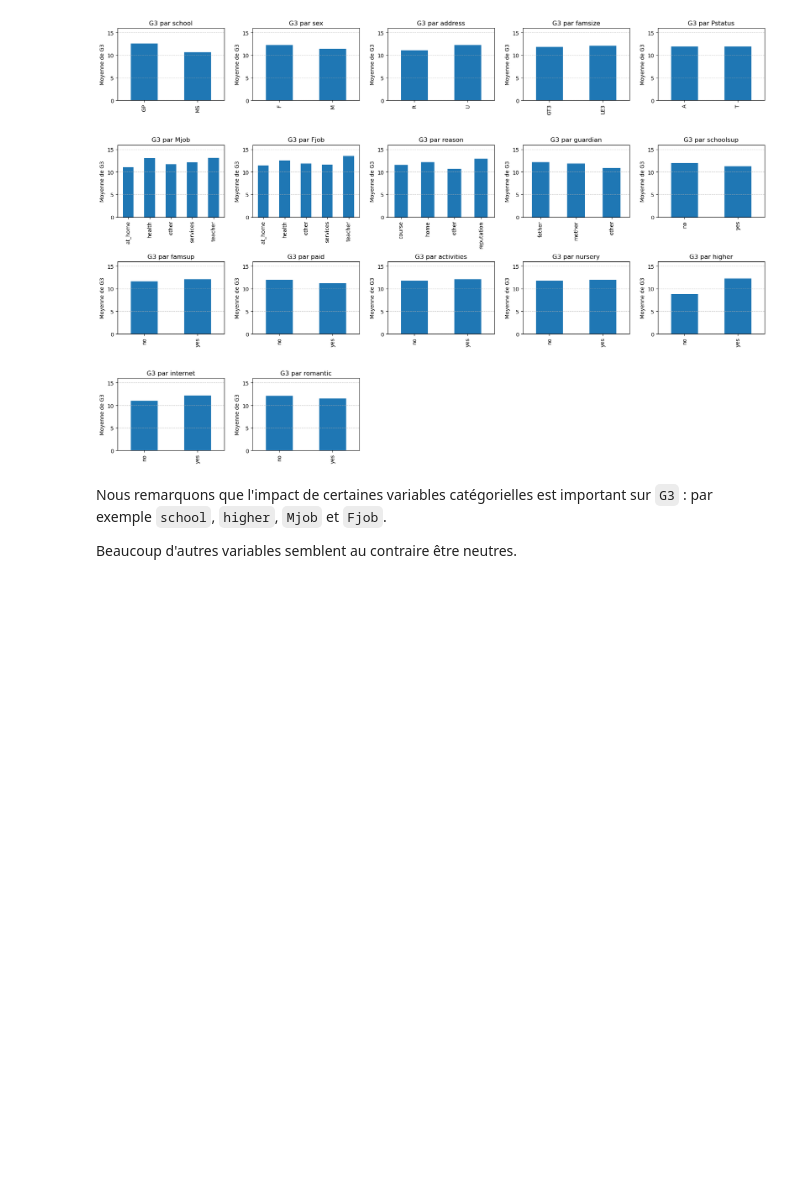
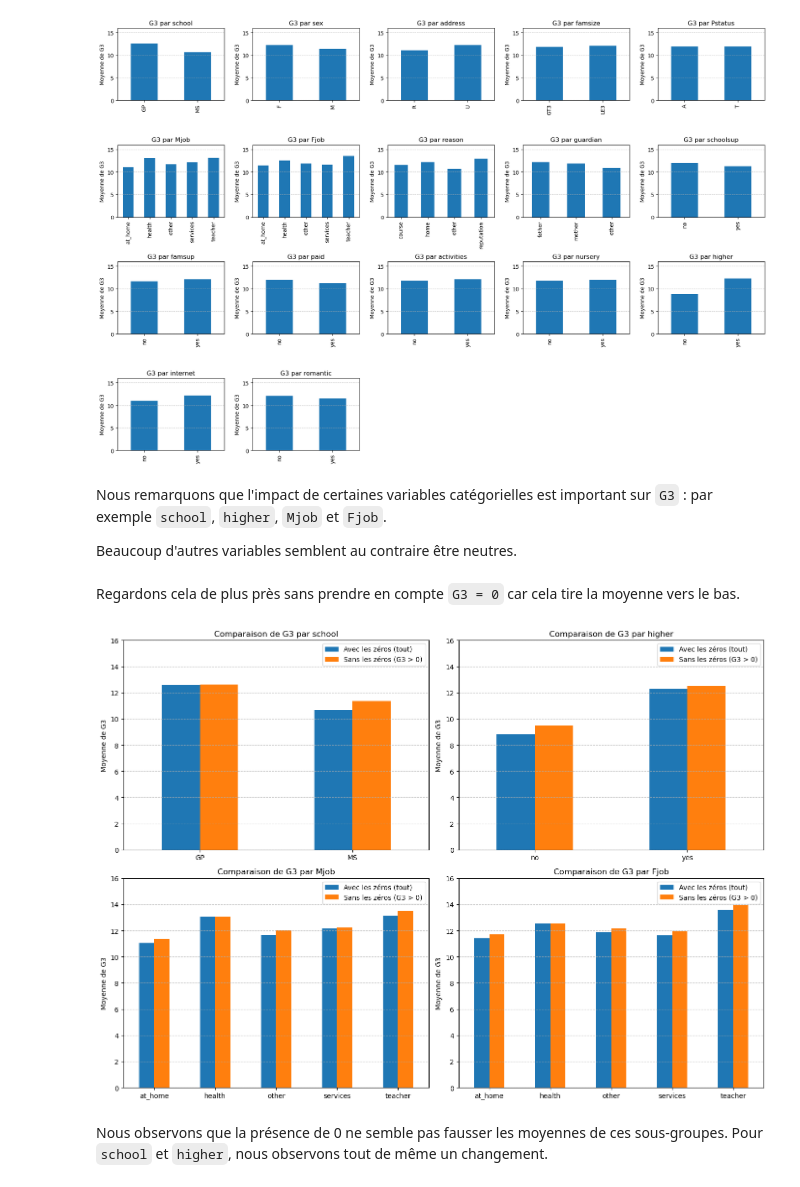
Before and after one commit to elalaxi/ML_kaggle, a Jupyter notebook: student_perf_real/1-exploration.ipynb, the cells around one changed output. Drawn from its saved outputs; the diff is of its cells as text; code cells hidden in the pictures; blank space fills up the shorter version.

```diff
--- a/student_perf_real/1-exploration.ipynb
+++ b/student_perf_real/1-exploration.ipynb
@@ -181,3 +194,37 @@ plt.show()
 Nous remarquons que l'impact de certaines variables catégorielles est important sur `G3` : par exemple `school`, `higher`, `Mjob` et `Fjob`.
 
 Beaucoup d'autres variables semblent au contraire être neutres.
+# %% [markdown]
+Regardons cela de plus près sans prendre en compte `G3 = 0` car cela tire la moyenne vers le bas.
+# %%
+# Création d'un DataFrame sans G3 = 0
+d = df[df.G3 > 0]
+cols_to_plot = ["school", "higher", "Mjob", "Fjob"]
+
+fig, axes = plt.subplots(2, 2, figsize=(14, 10))
+
+for ax, c in zip(axes.ravel(), cols_to_plot):
+    t = pd.concat([
+        df.groupby(c)["G3"].agg(["count", "mean"]).add_suffix("_tout"), # count() n'est pas affiché, c'est pour un display
+        d.groupby(c)["G3"].mean().rename("mean_sans0")
+    ], axis=1)
+
+    # On ne garde que les colonnes des moyennes pour le graphique en barres
+    t[["mean_tout", "mean_sans0"]].plot.bar(ax=ax, rot=0)
+
+    # Habillage du graphique
+    ax.set_title(f"Comparaison de G3 par {c}", fontsize=12)
+    ax.set_xlabel("")
+    ax.set_ylabel("Moyenne de G3")
+    ax.set_ylim(0, 16)
+    ax.grid(True, axis='y', linestyle='--', alpha=0.7)
+
+    # Personnalisation de la légende pour que ce soit plus parlant
+    ax.legend(["Avec les zéros (tout)", "Sans les zéros (G3 > 0)"])
+
+plt.tight_layout()
+plt.show()
+# %% [output]
+[figure, added]
+# %% [markdown]
+Nous observons que la présence de 0 ne semble pas fausser les moyennes de ces sous-groupes. Pour `school` et `higher`, nous observons tout de même un changement.
```
Also changed, not shown: parts of 5 cells of this notebook.
